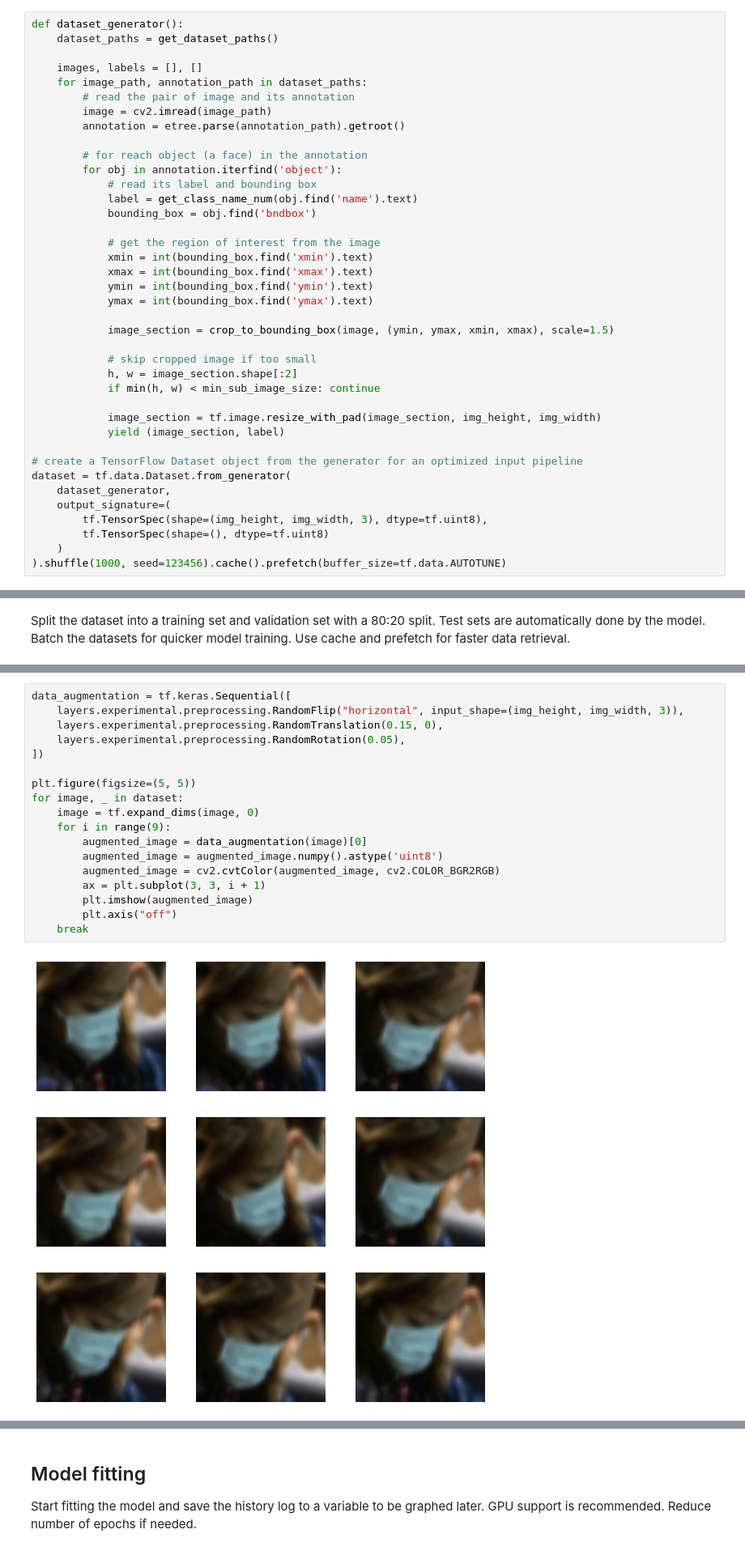
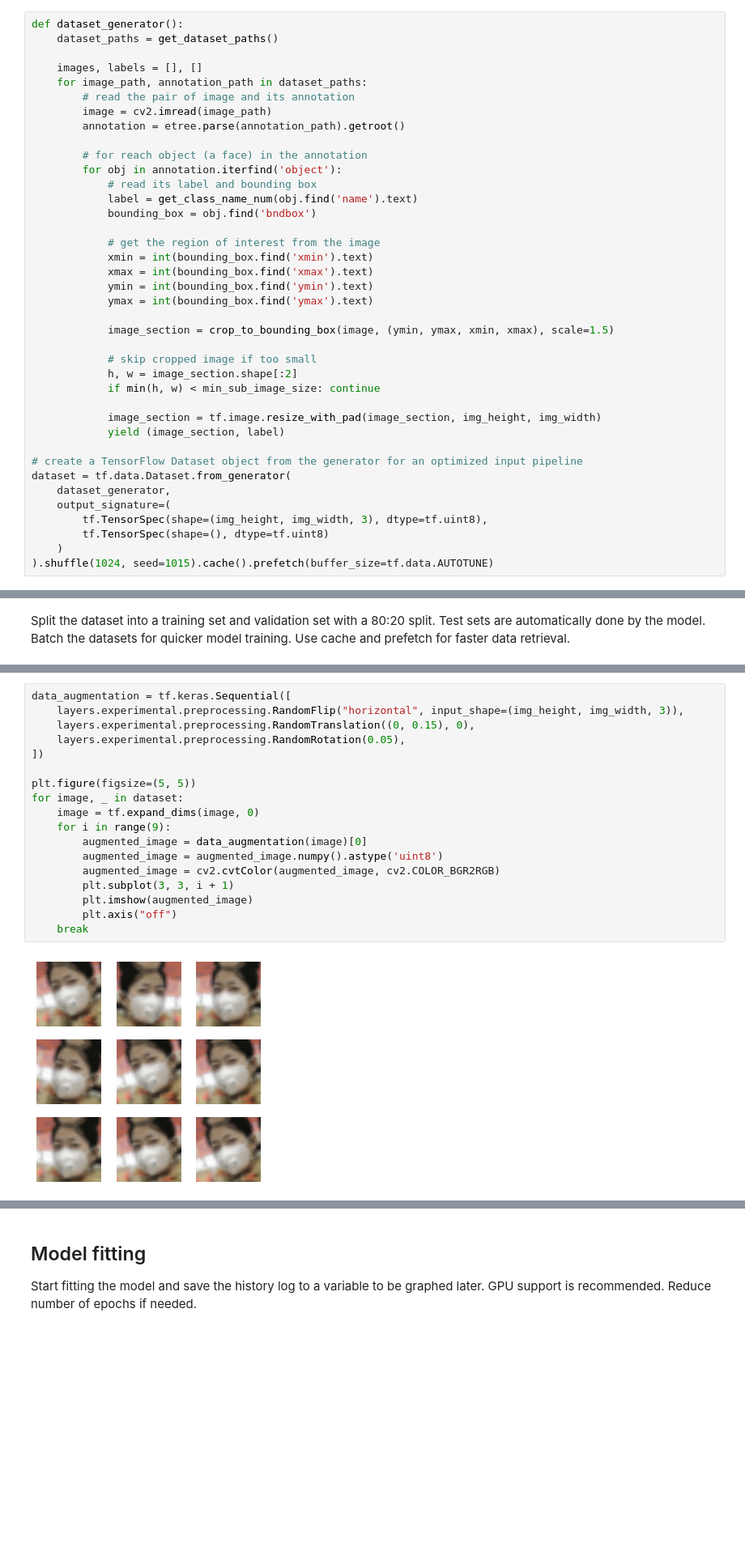
Before and after one commit to gerizim16/face-mask-detection, a Jupyter notebook: project.ipynb, the cells around one changed output, grey strips where cells are left out. Shown at 81% size. Saved outputs shown, nothing was run; the diff lists cells and outputs as text; blank space fills up the shorter version.

```diff
--- a/project.ipynb
+++ b/project.ipynb
@@ -175,7 +192,7 @@ dataset = tf.data.Dataset.from_generator(
         tf.TensorSpec(shape=(img_height, img_width, 3), dtype=tf.uint8),
         tf.TensorSpec(shape=(), dtype=tf.uint8)
     )
-).shuffle(1000, seed=123456).cache().prefetch(buffer_size=tf.data.AUTOTUNE)
+).shuffle(1024, seed=1015).cache().prefetch(buffer_size=tf.data.AUTOTUNE)
 # %% [markdown]
 Peek at the dataset to check if the dataset is working as expected.
 # %%
@@ -237,20 +254,20 @@ Data augmentation is done to prevent overfitting. We can apply a random horizont
 # %%
 data_augmentation = tf.keras.Sequential([
     layers.experimental.preprocessing.RandomFlip("horizontal", input_shape=(img_height, img_width, 3)),
-    layers.experimental.preprocessing.RandomTranslation(0.15, 0),
+    layers.experimental.preprocessing.RandomTranslation((0, 0.15), 0),
     layers.experimental.preprocessing.RandomRotation(0.05),
 ])
 
 plt.figure(figsize=(5, 5))
 for image, _ in dataset:
     image = tf.expand_dims(image, 0)
     for i in range(9):
         augmented_image = data_augmentation(image)[0]
         augmented_image = augmented_image.numpy().astype('uint8')
         augmented_image = cv2.cvtColor(augmented_image, cv2.COLOR_BGR2RGB)
-        ax = plt.subplot(3, 3, i + 1)
+        plt.subplot(3, 3, i + 1)
         plt.imshow(augmented_image)
         plt.axis("off")
     break
 # %% [output]
-[figure, old version]
+[figure, new version]
```
Also changed, not shown: parts of 36 cells of this notebook, 16 other files.
